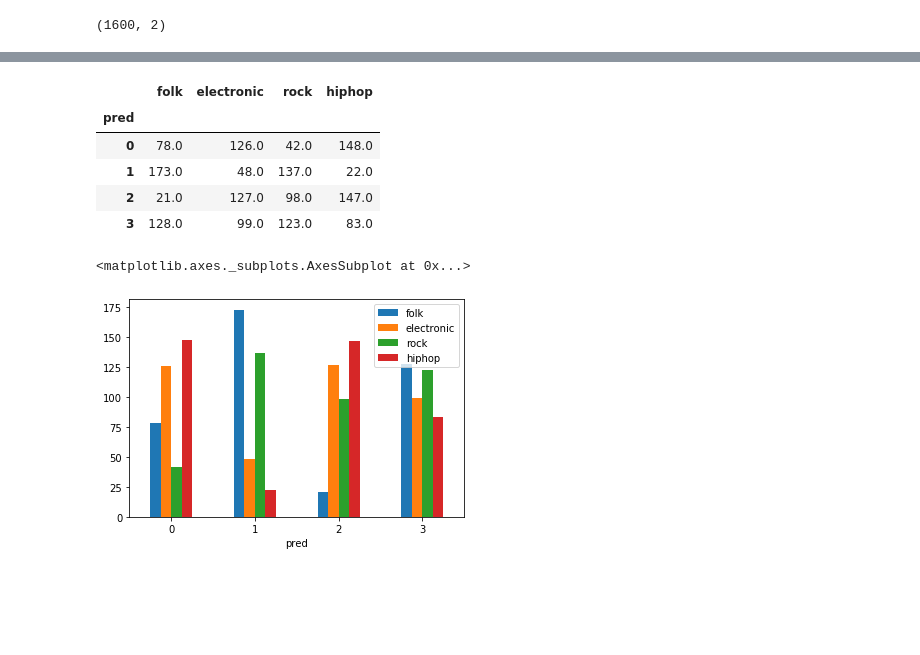
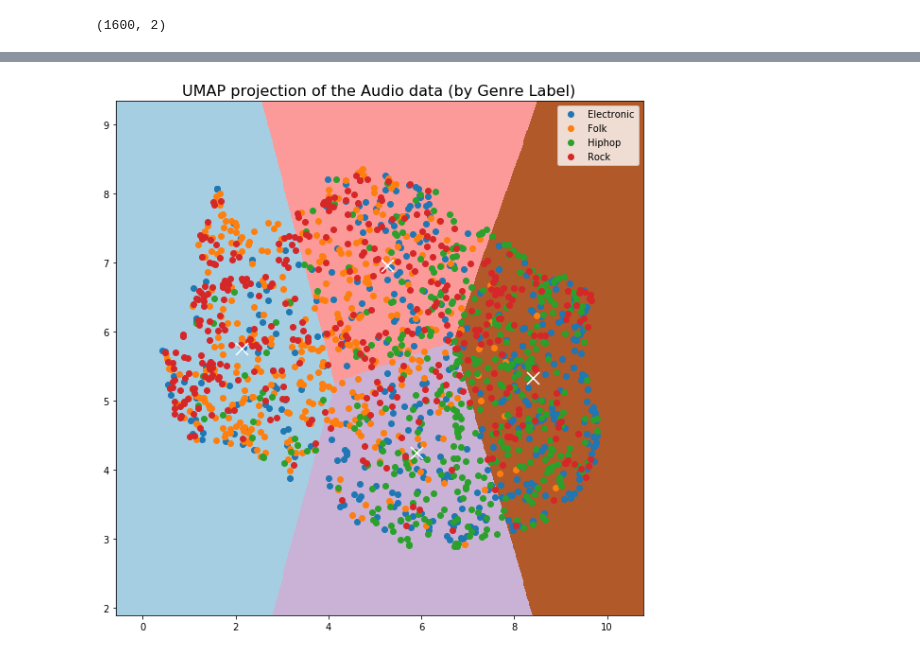
Before and after one commit to ucsd-dsc-arts/dsc160-midterm-group2, a Jupyter notebook: code/UMAP.ipynb, the cells around one changed output, grey strips where cells are left out. Saved outputs shown, nothing was run; the diff lists cells and outputs as text; code cells hidden in the pictures; blank space fills up the shorter version.

Commit message:
Updated
Added more vis to the results

```diff
--- a/code/UMAP.ipynb
+++ b/code/UMAP.ipynb
@@ -361,22 +245,56 @@ V-measure: 0.086
-# %%
-results = pd.DataFrame()
-results['folk'] = np.concatenate((np.ones(n_sample),np.zeros(n_sample),np.zeros(n_sample),np.zeros(n_sample)))
-results['electronic'] = np.concatenate((np.zeros(n_sample),np.ones(n_sample),np.zeros(n_sample),np.zeros(n_sample)))
-results['rock'] = np.concatenate((np.zeros(n_sample),np.zeros(n_sample),np.ones(n_sample),np.zeros(n_sample)))
-results['hiphop'] = np.concatenate((np.zeros(n_sample),np.zeros(n_sample),np.zeros(n_sample),np.ones(n_sample)))
-results['pred'] = kmeans.labels_
-#results['ones'] = np.full(n_sample*4, 1)
-results = results.groupby(['pred']).sum()
-results
-# %% [output]
-|  | folk | electronic | rock | hiphop |
-| pred |  |  |  |  |
-| 0 | 78.0 | 126.0 | 42.0 | 148.0 |
-| 1 | 173.0 | 48.0 | 137.0 | 22.0 |
-| 2 | 21.0 | 127.0 | 98.0 | 147.0 |
-| 3 | 128.0 | 99.0 | 123.0 | 83.0 |
-# %%
-results.plot.bar(rot=0)
-# %% [output]
-<matplotlib.axes._subplots.AxesSubplot at 0x...>
-[figure, removed]
+# %%
+reduced_data = for_clustering.to_numpy()
+
+# Step size of the mesh. Decrease to increase the quality of the VQ.
+h = .02     # point in the mesh [x_min, x_max]x[y_min, y_max].
+
+# Plot the decision boundary. For that, we will assign a color to each
+x_min, x_max = reduced_data[:, 0].min() - 1, reduced_data[:, 0].max() + 1
+y_min, y_max = reduced_data[:, 1].min() - 1, reduced_data[:, 1].max() + 1
+xx, yy = np.meshgrid(np.arange(x_min, x_max, h), np.arange(y_min, y_max, h))
+
+# Obtain labels for each point in mesh. Use last trained model.
+Z = kmeans.predict(np.c_[xx.ravel(), yy.ravel()])
+
+# Put the result into a color plot
+Z = Z.reshape(xx.shape)
+# %%
+groups = scaled_stats.groupby('genre')
+fig, ax = plt.subplots(figsize=(10,10))
+ax.margins(0.05) # Optional, just adds 5% padding to the autoscaling
+#plt.clf()
+plt.imshow(Z, interpolation='nearest',
+           extent=(xx.min(), xx.max(), yy.min(), yy.max()),
+           cmap=plt.cm.Paired,
+           aspect='auto', origin='lower')
+
+for name, group in groups:
+    ax.plot(group.umap1, group.umap2, marker='o', linestyle='', label=name)
+plt.title('UMAP projection of the Audio data (by Genre Label)', fontsize=16);
+ax.legend()
+
+# plt.show()
+
+# mydf = pd.DataFrame(reduced_data,columns=['x','y'])
+# mydf['label'] = labels
+# mydf.plot.scatter(x='x',
+#                       y='y',
+#                       c='label')
+#plt.plot(reduced_data[:, 0], reduced_data[:, 1], 'k.', markersize=5, c=labels)
+
+
+# Plot the centroids as a white X
+centroids = kmeans.cluster_centers_
+plt.scatter(centroids[:, 0], centroids[:, 1],
+            marker='x', s=169, linewidths=3,
+            color='w', zorder=10)
+# plt.title('K-means clustering on the digits dataset (PCA-reduced data)\n'
+#           'Centroids are marked with white cross')
+# plt.xlim(x_min, x_max)
+# plt.ylim(y_min, y_max)
+# plt.legend(['Folk', 'Electronic', 'Rock', 'Hiphop'])
+# plt.xticks(())
+# plt.yticks(())
+plt.show()
+# %% [output]
+[figure, added]
```
Also changed, not shown: parts of 15 cells of this notebook.
